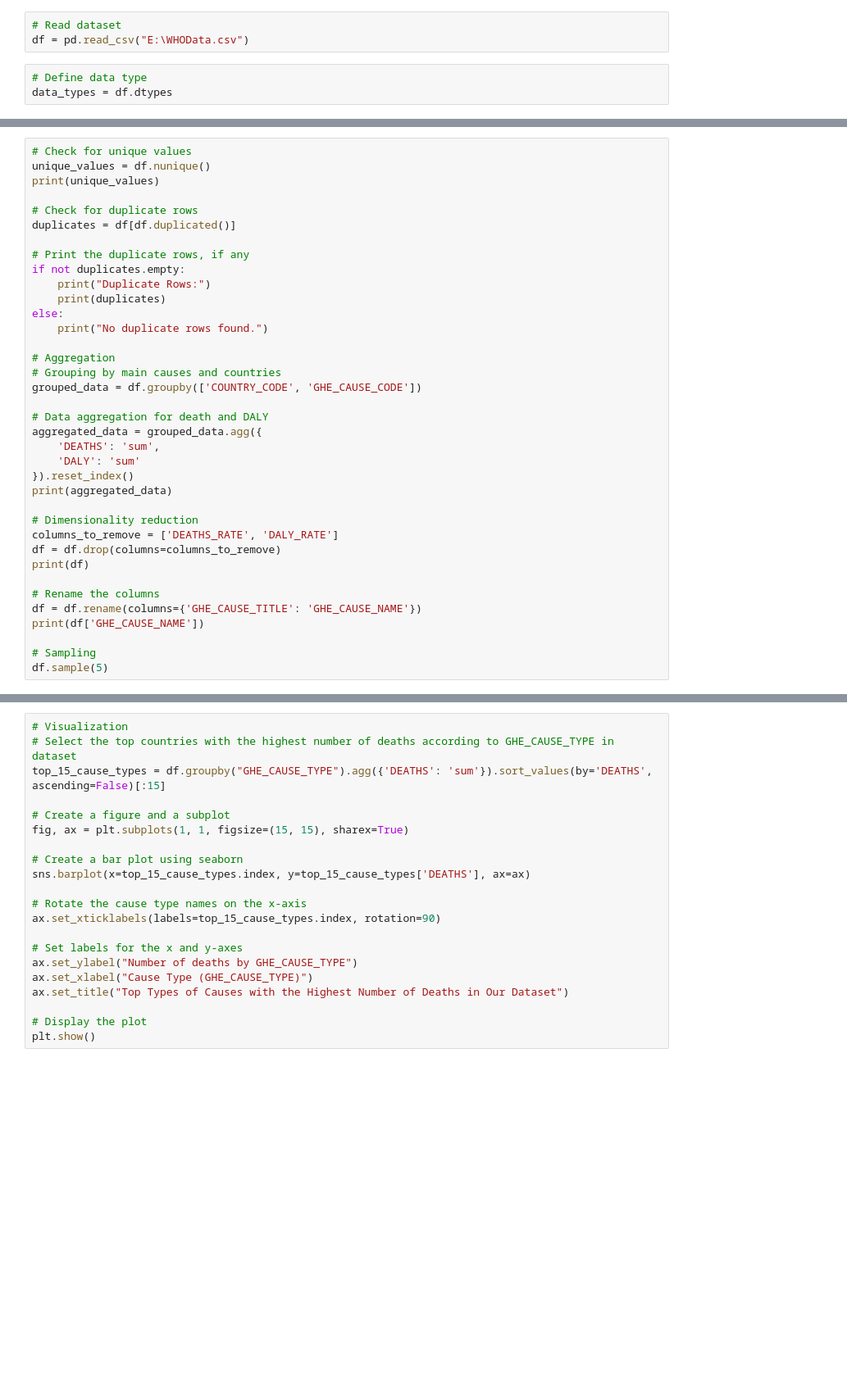
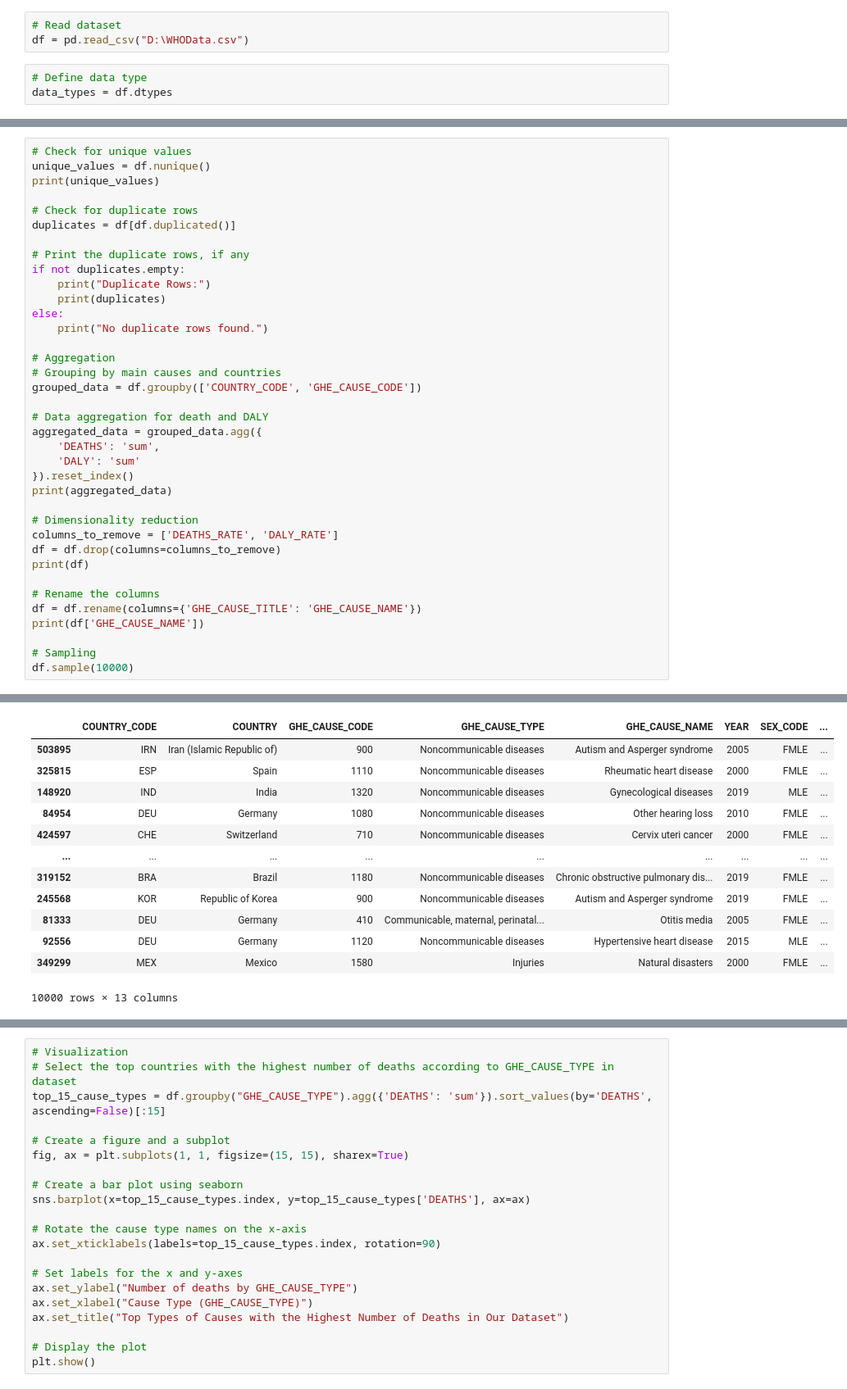
Before and after one commit to Albiona00/Leading-cause-of-DALY-Death, a Jupyter notebook: data-preprocessing/main.ipynb, the cells around one changed output, grey strips where cells are left out. Shown: that part at 82% size. Saved outputs shown, nothing was run; the diff lists cells and outputs as text; blank space fills up the shorter version.

```diff
--- a/data-preprocessing/main.ipynb
+++ b/data-preprocessing/main.ipynb
@@ -8,7 +8,7 @@ import seaborn as sns
 import matplotlib.pyplot as plt
 # %%
 # Read dataset
-df = pd.read_csv("E:\WHOData.csv")
+df = pd.read_csv("D:\WHOData.csv")
 # %%
 # Define data type
 data_types = df.dtypes
@@ -95,4 +148,5 @@ df = df.rename(columns={'GHE_CAUSE_TITLE': 'GHE_CAUSE_NAME'})
 print(df['GHE_CAUSE_NAME'])
 
 # Sampling
-df.sample(5)
+df.sample(10000)
+# %% [output]
@@ -99,3 +170,16 @@ df.sample(5)
+|  | COUNTRY_CODE | COUNTRY | GHE_CAUSE_CODE | GHE_CAUSE_TYPE | GHE_CAUSE_NAME | YEAR | SEX_CODE | ... |
+| 503895 | IRN | Iran (Islamic Republic of) | 900 | Noncommunicable diseases | Autism and Asperger syndrome | 2005 | FMLE | ... |
+| 325815 | ESP | Spain | 1110 | Noncommunicable diseases | Rheumatic heart disease | 2000 | FMLE | ... |
+| 148920 | IND | India | 1320 | Noncommunicable diseases | Gynecological diseases | 2019 | MLE | ... |
+| 84954 | DEU | Germany | 1080 | Noncommunicable diseases | Other hearing loss | 2010 | FMLE | ... |
+| 424597 | CHE | Switzerland | 710 | Noncommunicable diseases | Cervix uteri cancer | 2000 | FMLE | ... |
+| ... | ... | ... | ... | ... | ... | ... | ... | ... |
+| 319152 | BRA | Brazil | 1180 | Noncommunicable diseases | Chronic obstructive pulmonary dis... | 2019 | FMLE | ... |
+| 245568 | KOR | Republic of Korea | 900 | Noncommunicable diseases | Autism and Asperger syndrome | 2019 | FMLE | ... |
+| 81333 | DEU | Germany | 410 | Communicable, maternal, perinatal... | Otitis media | 2005 | FMLE | ... |
+| 92556 | DEU | Germany | 1120 | Noncommunicable diseases | Hypertensive heart disease | 2015 | MLE | ... |
+| 349299 | MEX | Mexico | 1580 | Injuries | Natural disasters | 2000 | FMLE | ... |
+10000 rows × 13 columns
 # %%
 # Convertion
 # Convert column 'SEX_CODE'
```
Also changed, not shown: parts of 10 cells of this notebook.
